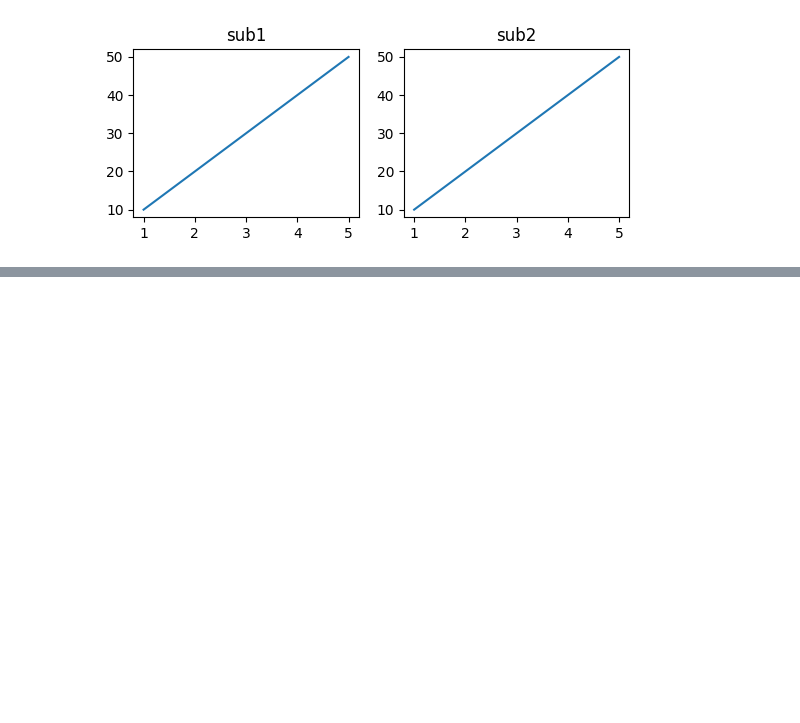
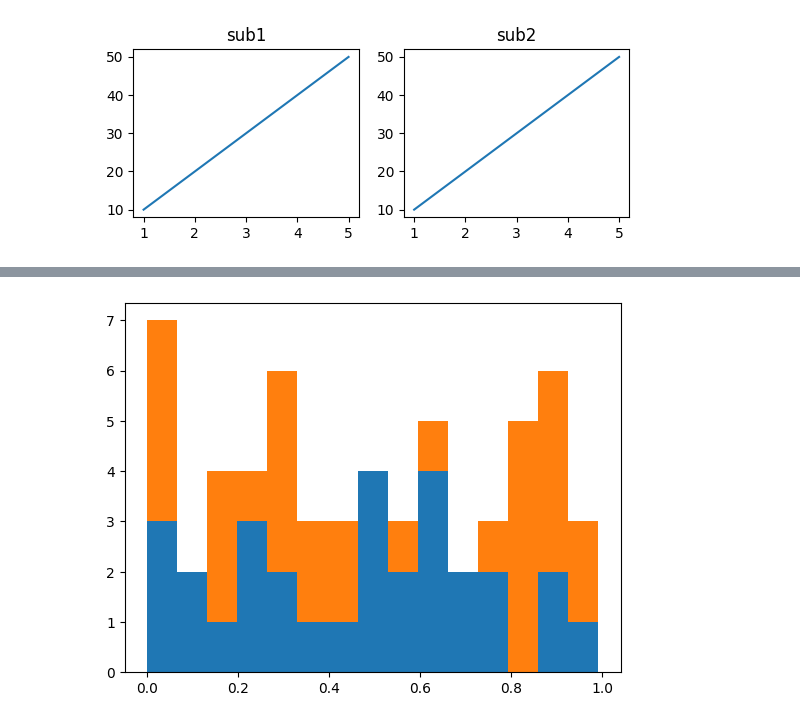
Before and after one commit to MuthuswamyNadar/Python-DSA, a Jupyter notebook: Python(pandas)/Pandas_Advance.ipynb, the cells around one changed output, grey strips where cells are left out. Saved outputs shown, nothing was run; the diff lists cells and outputs as text; code cells hidden in the pictures; blank space fills up the shorter version.

```diff
--- a/Python(pandas)/Pandas_Advance.ipynb
+++ b/Python(pandas)/Pandas_Advance.ipynb
@@ -73,0 +88,8 @@ plt.hist(data)
+# %%
+#using the random
+a=np.random.rand(30)
+b=np.random.rand(30)
+plt.hist([a,b],bins=15,stacked=True)
+plt.show()
+# %% [output]
+[figure, added]
```
Also changed, not shown: parts of 8 cells of this notebook.
